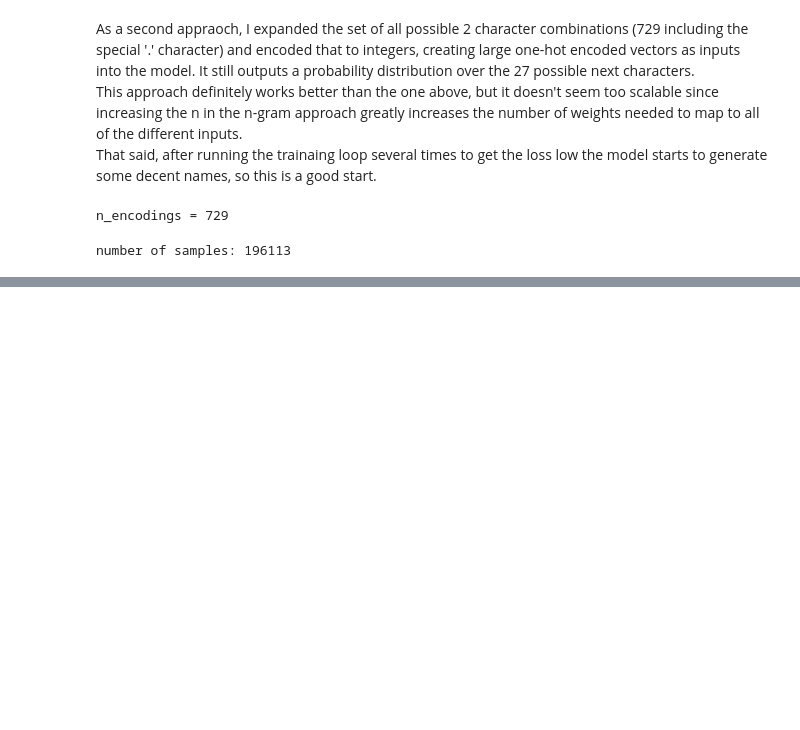
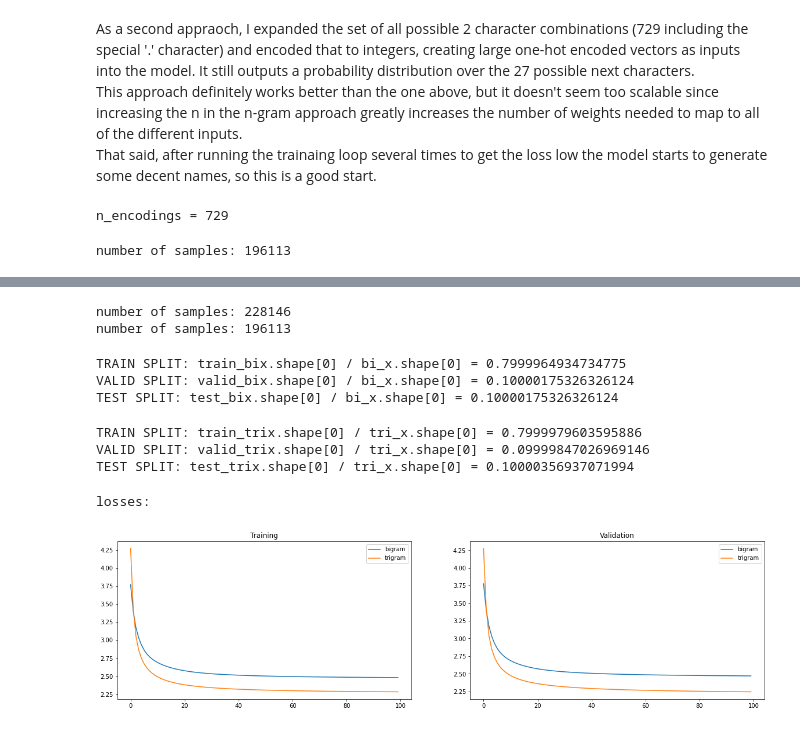
Before and after one commit to hans-elliott99/python-ml, a Jupyter notebook: makemore/video1-bigram.ipynb, the cells around one changed output, grey strips where cells are left out. Saved outputs shown, nothing was run; the diff lists cells and outputs as text; code cells hidden in the pictures; blank space fills up the shorter version.

Commit message:
n gram models

```diff
--- a/makemore/video1-bigram.ipynb
+++ b/makemore/video1-bigram.ipynb
@@ -581,0 +797,78 @@ for i in range(10):
+# %%
+# Create data
+bi_x, bi_y  = create_Ngram_data(words[:], 2)
+tri_x, tri_y = create_Ngram_data(words[:], 3)
+# %% [output]
+number of samples: 228146
+number of samples: 196113
+# %%
+train_bix, train_biy, test_bix, test_biy = split_samples(bi_x, bi_y, 0.8)
+valid_bix, valid_biy, test_bix, test_biy = split_samples(test_bix, test_biy, 0.5)
+
+print(f"TRAIN SPLIT: {train_bix.shape[0] / bi_x.shape[0] = }")
+print(f"VALID SPLIT: {valid_bix.shape[0] / bi_x.shape[0] = }")
+print(f"TEST SPLIT: {test_bix.shape[0] / bi_x.shape[0] = }")
+# %% [output]
+TRAIN SPLIT: train_bix.shape[0] / bi_x.shape[0] = 0.7999964934734775
+VALID SPLIT: valid_bix.shape[0] / bi_x.shape[0] = 0.10000175326326124
+TEST SPLIT: test_bix.shape[0] / bi_x.shape[0] = 0.10000175326326124
+# %%
+train_trix, train_triy, test_trix, test_triy = split_samples(tri_x, tri_y, 0.8)
+valid_trix, valid_triy, test_trix, test_triy = split_samples(test_trix, test_triy, 0.5)
+
+print(f"TRAIN SPLIT: {train_trix.shape[0] / tri_x.shape[0] = }")
+print(f"VALID SPLIT: {valid_trix.shape[0] / tri_x.shape[0] = }")
+print(f"TEST SPLIT: {test_trix.shape[0] / tri_x.shape[0] = }")
+# %% [output]
+TRAIN SPLIT: train_trix.shape[0] / tri_x.shape[0] = 0.7999979603595886
+VALID SPLIT: valid_trix.shape[0] / tri_x.shape[0] = 0.09999847026969146
+TEST SPLIT: test_trix.shape[0] / tri_x.shape[0] = 0.10000356937071994
+# %%
+# MODELS
+bigram = Ngram(2)
+bigram.initialize_weights(generator=g, first_letter_neurons=True)
+
+trigram = Ngram(3)
+trigram.initialize_weights(generator=g, first_letter_neurons=True)
+# %%
+# TRAIN
+epochs = 100
+bi_losses, tri_losses, bi_val, tri_val = [], [], [], []
+
+print("losses:")
+for k in range(epochs): #epochs
+
+    # forward pass
+    _, bi_loss = bigram.forward_pass(train_bix, train_biy)
+    _, tri_loss = trigram.forward_pass(train_trix, train_triy)
+    bi_losses.append(bi_loss.item())
+    tri_losses.append(tri_loss.item())
+
+    # validation eval
+    _, bi_valloss = bigram.forward_pass(valid_bix, valid_biy)
+    _, tri_valloss = trigram.forward_pass(valid_trix, valid_triy)
+    bi_val.append(bi_valloss.item())
+    tri_val.append(tri_valloss.item())
+
+    # backward pass
+    bigram.backprop_update(lr=50)
+    trigram.backprop_update(lr=50)
+
+    if k
+# %% [output]
+losses:
+# %%
+fig, ax = plt.subplots(nrows=1, ncols=2, figsize=(20, 5))
+ax[0].plot(bi_losses, label= 'bigram')
+ax[0].plot(tri_losses, label= 'trigram')
+ax[0].set_title("Training")
+ax[0].legend()
+
+ax[1].plot(bi_val, label = 'bigram')
+ax[1].plot(tri_val, label = 'trigram')
+ax[1].set_title("Validation")
+ax[1].legend()
+
+plt.show()
+# %% [output]
+[figure, added]
```
Also changed, not shown: parts of 20 cells of this notebook, 1 other file.
